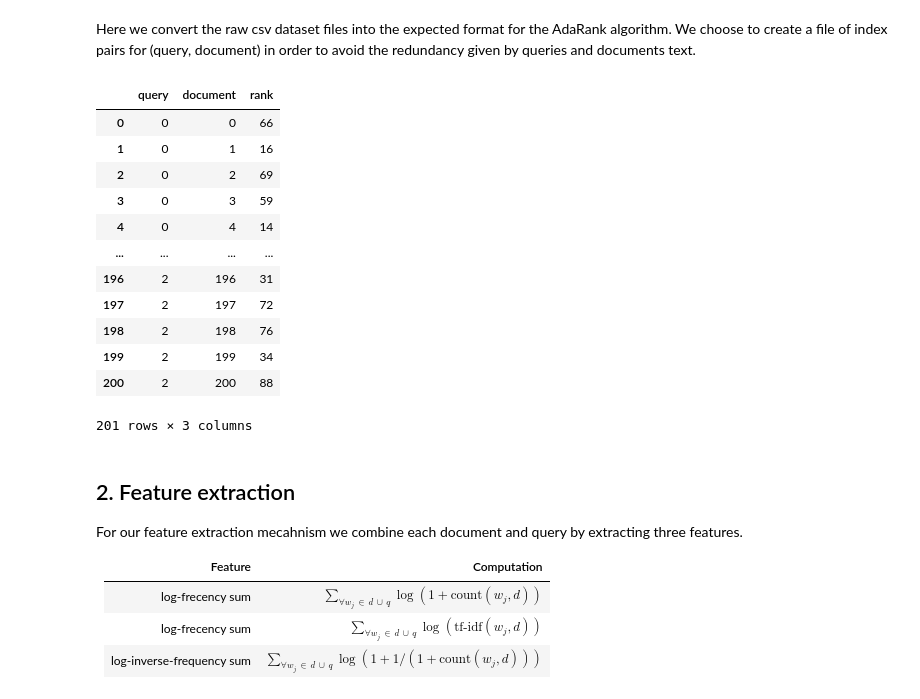
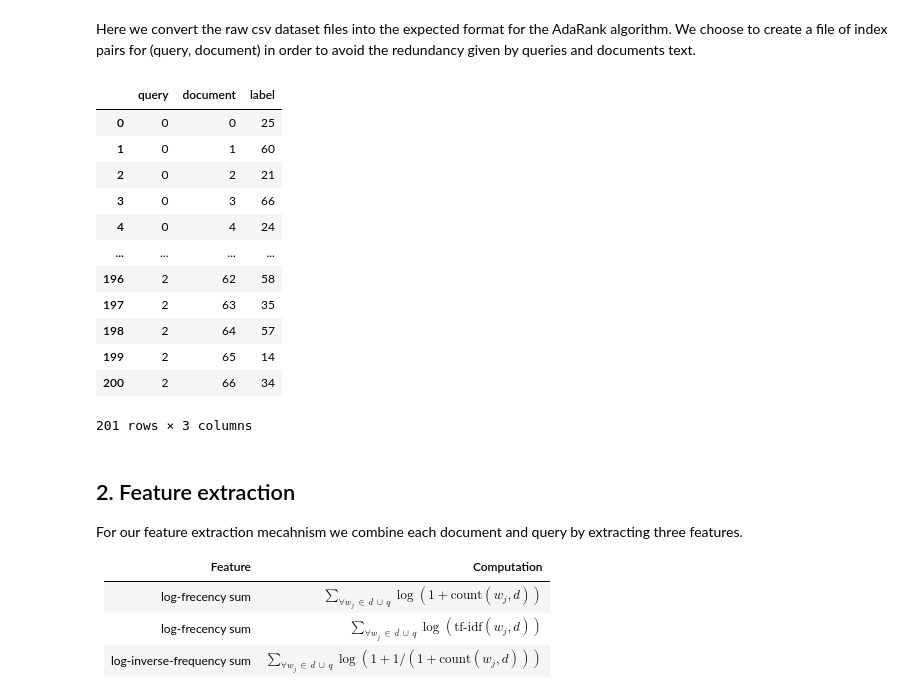
Before and after one commit to buttaciemanuel/adarank-demo, a Jupyter notebook: demo.ipynb, the cells around one changed output. Saved outputs shown, nothing was run; the diff lists cells and outputs as text; code cells hidden in the pictures.

```diff
--- a/demo.ipynb
+++ b/demo.ipynb
@@ -24,53 +36,47 @@ Here we convert the raw csv dataset files into the expected format for the AdaRa
 # %%
 # list of document datasets for each query
 documents = []
 # list of queries
 queries = []
 # list of datasets of pair (query, document) with a random relevance score in [0, 100)
 pairs = []
 # progessive indices used to keep count
 dindex, qindex = 0, 0
 # each raw dataset is used to embody its data in a new format
 for file in os.listdir('raw'):
-    frame = pd.read_csv(os.path.join('raw', file), sep = ';')
-    query = file.removesuffix('.csv')
-    # easy re-naming
-    frame.rename(columns = { 'long_common_name': 'text', 'loinc_num': 'loinc' }, inplace = True)
+    frame = pd.read_csv(os.path.join('raw', file), sep = ',')
+    query = file.removesuffix('.csv').replace('_', ' ')
     # insert query and related documents
     queries.append(query)
-    documents.append(frame)
+    documents.append(frame.drop(columns = [ 'label' ]))
     # we insert (query-index, document-index, random relevance score) for each document retrieved in the query
-    pairs.extend([ (qindex, dindex + d, random.randint(0, 100)) for d in range(len(frame)) ])
+    pairs.extend([ (qindex, dindex + d, row.label) for d, row in enumerate(frame.itertuples()) ])
     # progressive update of indices
-    dindex += len(frame)
     qindex += 1
 # concatenation among all queries of the documents
 documents = pd.concat(documents, axis = 0, ignore_index = True)
-loinc = documents['loinc']
-documents.drop(columns = 'loinc', inplace = True)
-documents['loinc'] = loinc
-documents.to_csv('data/documents.csv', sep = ',', index_label = 'document')
+documents.to_csv('data/documents.csv', sep = ',')
 # concatenation of all queries
 queries = pd.DataFrame({ 'text': queries })
 queries.to_csv('data/queries.csv', sep = ',', index_label = 'query')
 # concatenation of all pairs with relevance scores in a new file
-pairs = pd.DataFrame(pairs, columns=[ 'query', 'document', 'rank' ])
+pairs = pd.DataFrame(pairs, columns = [ 'query', 'document', 'label' ])
 pairs.to_csv('data/pairs.csv', sep = ',')
 
 pairs
 # %% [output]
-|  | query | document | rank |
-| 0 | 0 | 0 | 66 |
-| 1 | 0 | 1 | 16 |
-| 2 | 0 | 2 | 69 |
-| 3 | 0 | 3 | 59 |
-| 4 | 0 | 4 | 14 |
+|  | query | document | label |
+| 0 | 0 | 0 | 25 |
+| 1 | 0 | 1 | 60 |
+| 2 | 0 | 2 | 21 |
+| 3 | 0 | 3 | 66 |
+| 4 | 0 | 4 | 24 |
 | ... | ... | ... | ... |
-| 196 | 2 | 196 | 31 |
-| 197 | 2 | 197 | 72 |
-| 198 | 2 | 198 | 76 |
-| 199 | 2 | 199 | 34 |
-| 200 | 2 | 200 | 88 |
+| 196 | 2 | 62 | 58 |
+| 197 | 2 | 63 | 35 |
+| 198 | 2 | 64 | 57 |
+| 199 | 2 | 65 | 14 |
+| 200 | 2 | 66 | 34 |
 201 rows × 3 columns
 # %% [markdown]
 ## 2. Feature extraction
```
Also changed, not shown: parts of 7 cells of this notebook, 9 other files.
